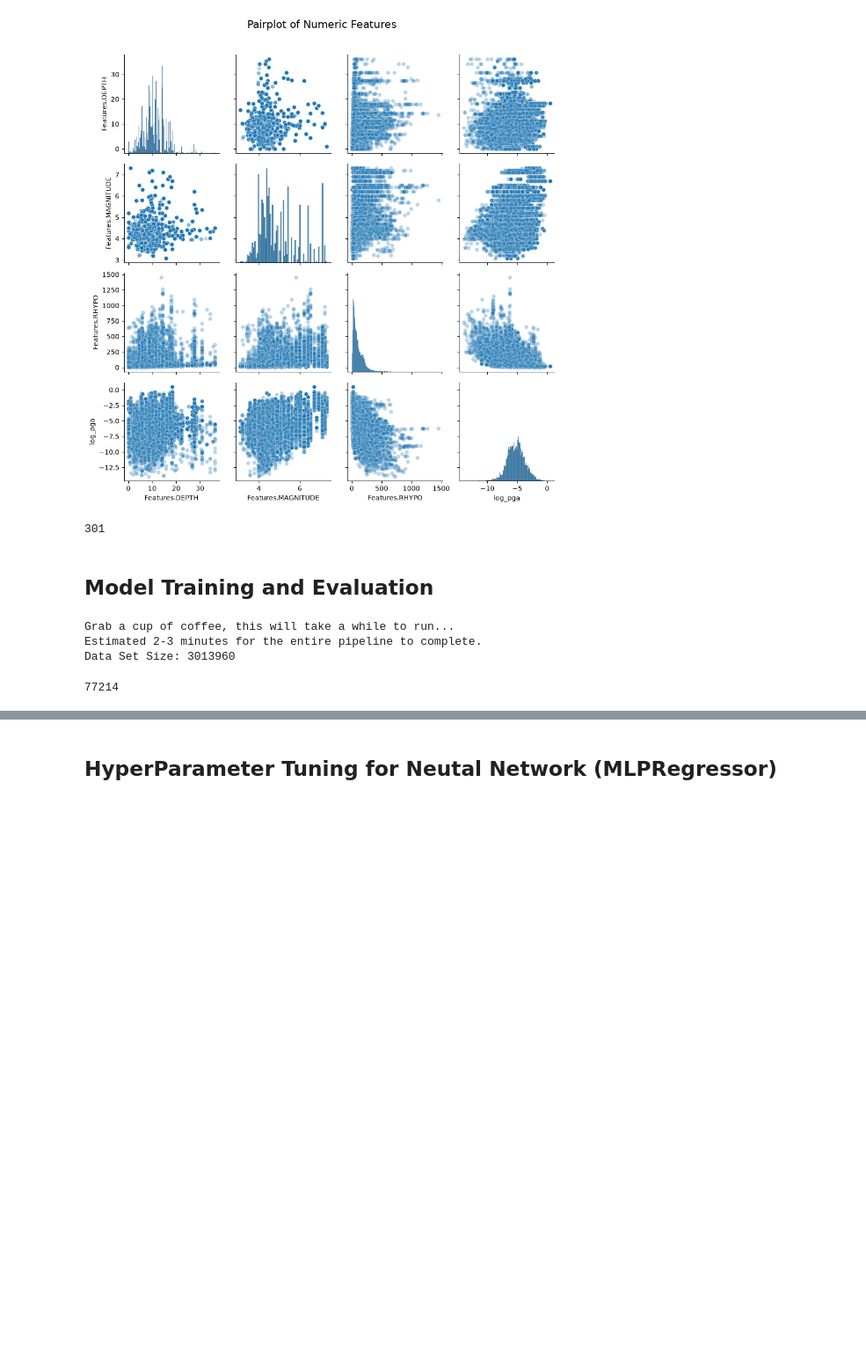
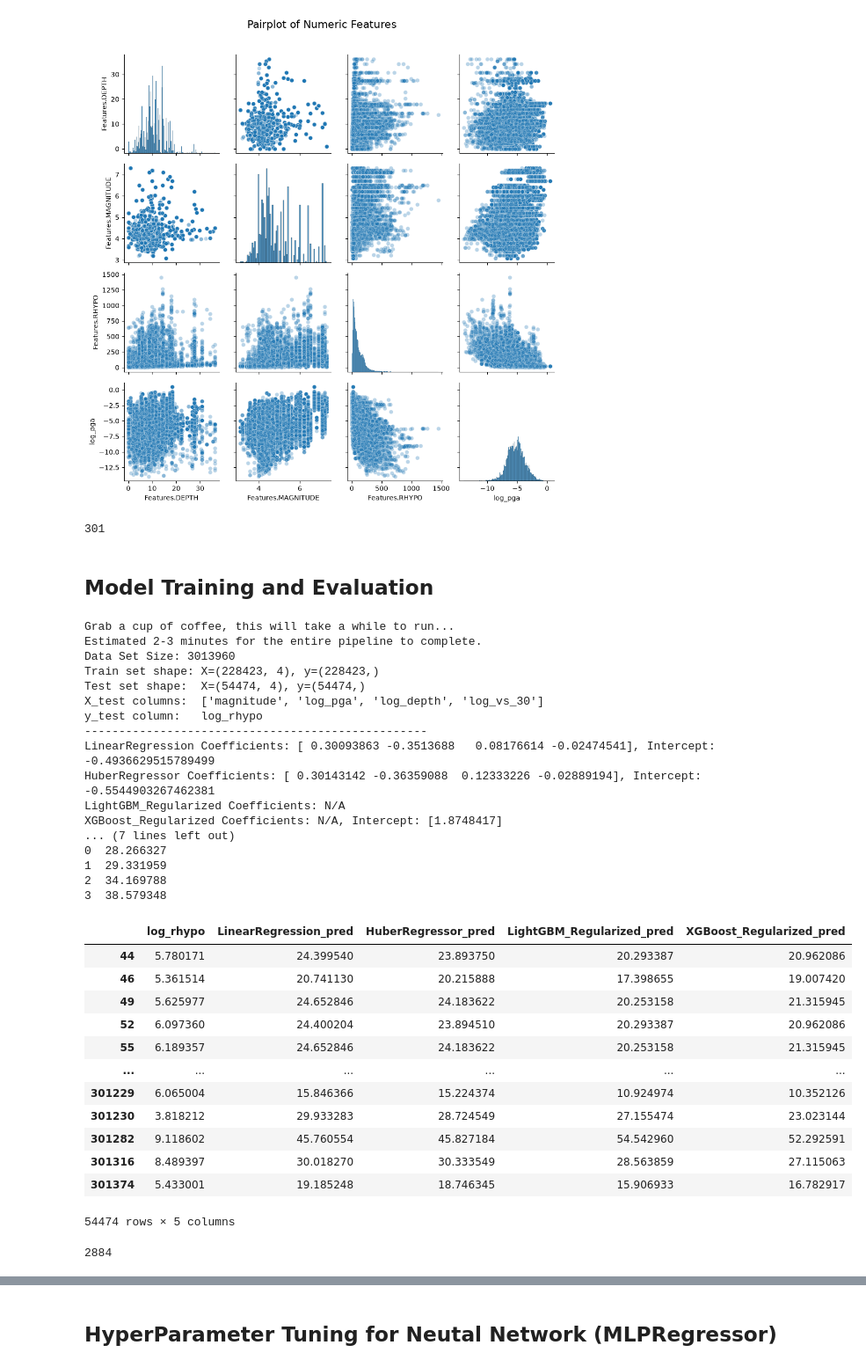
Before and after one commit to keshavprasadneupane/SpatioTemporal-Earthquake-Probabilistic-Prediction-System, a Jupyter notebook: src/spatiotemporal_earthquake_probabilistic_prediction_system/intensity_eda_pga.ipynb, the cells around one changed output, grey strips where cells are left out. Shown at 88% size. Cells and saved outputs as stored; diff of their text form; code cells hidden in the pictures; blank space fills up the shorter version.

```diff
--- a/src/spatiotemporal_earthquake_probabilistic_prediction_system/intensity_eda_pga.ipynb
+++ b/src/spatiotemporal_earthquake_probabilistic_prediction_system/intensity_eda_pga.ipynb
@@ -5,6 +5,7 @@
 # %%
 from enum import Enum
 FILE_LOCATION = "data/processed/mmi_pga_t1.csv"
+MODEL_SAVE_LOCATION = "models/radius"
 # %%
 
 # Lookup table to convert Modified Mercalli Intensity (MMI) to Peak Ground Acceleration (PGA) in units of g.
@@ -103,6 +104,7 @@ class Features(str, Enum):
 	PGA = "pga"
 	RHYPO = "r_hypo"
 	REGIME = "regime"
+	VS30 = "vs30"
 
 # only for plotting and analysis, not used in training or testing
 ALL_NUMERIC_FEATURES = [Features.DEPTH, Features.MAGNITUDE,Features.RHYPO]
@@ -293,7 +295,7 @@ class RegressorEvaluator:
 	"""
 
 	def __init__(self, df, X_features, y_feature, split_id_col, models,
-				 test_size=0.05, random_state=42, show_full_df=False):
+				 test_size=0.05, random_state=42, show_full_df=False, un_log_mae_mse=False):
 		"""
 		Initializes the evaluation pipeline.
 
@@ -315,7 +317,7 @@ class RegressorEvaluator:
 		self.test_size = test_size
 		self.random_state = random_state
 		self.show_full_df = show_full_df
-
+		self.un_log_mae_mse = un_log_mae_mse
 		# Validate feature existence
 		missing_cols = [col for col in self.X_features + [self.y_feature, self.split_id_col] if col not in self.df.columns]
 		if missing_cols:
@@ -391,9 +393,9 @@ class RegressorEvaluator:
 				"model": model_name,
 				"train_score": train_score,
 				"test_score": test_score,
-				"r2_score": r2_score(self.y_test, pred),
-				"mse": mean_squared_error(self.y_test, pred),
-				"mae": mean_absolute_error(self.y_test, pred),
+				"r2_score": r2_score(self.y_test, pred) if not self.un_log_mae_mse else r2_score(self.y_test,pred),
+				"mse": mean_squared_error(self.y_test, pred) if not self.un_log_mae_mse else mean_squared_error(10**self.y_test, 10**pred),
+				"mae": mean_absolute_error(self.y_test, pred) if not self.un_log_mae_mse else mean_absolute_error(10**self.y_test, 10**pred),
 			})
 
 		self.eval_df = pd.DataFrame(eval_records)
@@ -424,6 +426,7 @@ class RegressorEvaluator:
 		return self.eval_df, self.predictions_df
 # %%
 # formula: M~ a + b*Mag + c*MMi + d*log(MMI+1) + e*log(Depth+1) + f*log(Vs30/760)
+import joblib
 
 print("Grab a cup of coffee, this will take a while to run...\n"
 	  "Estimated 2-3 minutes for the entire pipeline to complete.")
@@ -433,37 +436,86 @@ epsilon = 1e-8
 
 id_col = MetaData.ID.value
 df_sample = create_unique_splits(df, id_col=id_col, frac=1.0, random_state=42)
 
 active_df = df_sample[df_sample[Features.REGIME.value] == "active"].copy()
 
 active_df["log_depth"] = np.log10(active_df[Features.DEPTH.value]+epsilon)
 active_df["log_pga"] = np.log10(active_df[Features.PGA.value] + epsilon)
 active_df["log_rhypo"] = np.log10(active_df[Features.RHYPO.value] + epsilon)
-active_df["vs_30"] = np.log10((active_df["vs30"] + epsilon )/ 760)
+active_df["log_vs_30"] = np.log10((active_df[Features.VS30.value] + epsilon )/ 760)
+# active_df["log_pga_by_mag"] = active_df["log_pga"] * active_df[Features.MAGNITUDE.value]
+# active_df["log_depth_by_mag"] = active_df["log_depth"] * active_df[Features.MAGNITUDE.value]
+# active_df["log_pga_by_log_vs30"] = active_df["log_pga"] * active_df["log_vs_30"]
 
 y_feature = "log_rhypo"
-X_features = ['magnitude', 'log_pga', 'log_depth', 'vs_30']
+X_features = ['magnitude',
+              'log_pga',
+			  'log_depth',
+              'log_vs_30',
+            #   "log_pga_by_mag",
+			#   "log_depth_by_mag",
+			#   "log_pga_by_log_vs30",
+			  ]
 
 models = create_models()
 evaluator = RegressorEvaluator(
 	df=active_df,
 	X_features=X_features,
 	y_feature=y_feature,
 	split_id_col=id_col,
 	models=models,
 	test_size=0.2,
-	random_state=2
+	random_state=2,
+	un_log_mae_mse=True
 )
 
-# evaluation_metrics, test_predictions = evaluator.run()
+evaluation_metrics, test_predictions = evaluator.run()
 
-# print(evaluation_metrics)
-# display(test_predictions)
+print(evaluation_metrics)
+
+for col in test_predictions.columns:
+	if col.startswith("log_") or col.endswith("_pred"):
+		test_predictions[col] = 10 ** test_predictions[col]
+display(test_predictions)
+
+
+
+
+model = evaluator.models["LinearRegression"]
+joblib.dump(model, MODEL_SAVE_LOCATION + "/linear_regression_model.pkl")
+
 
 del evaluator, active_df, df_sample, models, X_features, y_feature, id_col
 gc.collect()
 # %% [output]
 Grab a cup of coffee, this will take a while to run...
 Estimated 2-3 minutes for the entire pipeline to complete.
 Data Set Size: 3013960
+Train set shape: X=(228423, 4), y=(228423,)
+Test set shape:  X=(54474, 4), y=(54474,)
+X_test columns:  ['magnitude', 'log_pga', 'log_depth', 'log_vs_30']
+y_test column:   log_rhypo
+--------------------------------------------------
+LinearRegression Coefficients: [ 0.30093863 -0.3513688   0.08176614 -0.02474541], Intercept: -0.4936629515789499
+HuberRegressor Coefficients: [ 0.30143142 -0.36359088  0.12333226 -0.02889194], Intercept: -0.5544903267462381
+LightGBM_Regularized Coefficients: N/A
+XGBoost_Regularized Coefficients: N/A, Intercept: [1.8748417]
+... (7 lines left out)
+0  28.266327
+1  29.331959
+2  34.169788
+3  38.579348
+|  | log_rhypo | LinearRegression_pred | HuberRegressor_pred | LightGBM_Regularized_pred | XGBoost_Regularized_pred |
+| 44 | 5.780171 | 24.399540 | 23.893750 | 20.293387 | 20.962086 |
+| 46 | 5.361514 | 20.741130 | 20.215888 | 17.398655 | 19.007420 |
+| 49 | 5.625977 | 24.652846 | 24.183622 | 20.253158 | 21.315945 |
+| 52 | 6.097360 | 24.400204 | 23.894510 | 20.293387 | 20.962086 |
+| 55 | 6.189357 | 24.652846 | 24.183622 | 20.253158 | 21.315945 |
+| ... | ... | ... | ... | ... | ... |
+| 301229 | 6.065004 | 15.846366 | 15.224374 | 10.924974 | 10.352126 |
+| 301230 | 3.818212 | 29.933283 | 28.724549 | 27.155474 | 23.023144 |
+| 301282 | 9.118602 | 45.760554 | 45.827184 | 54.542960 | 52.292591 |
+| 301316 | 8.489397 | 30.018270 | 30.333549 | 28.563859 | 27.115063 |
+| 301374 | 5.433001 | 19.185248 | 18.746345 | 15.906933 | 16.782917 |
-77214
+54474 rows × 5 columns
+2884
```
Also changed, not shown: parts of 6 cells of this notebook, 1 other file.
